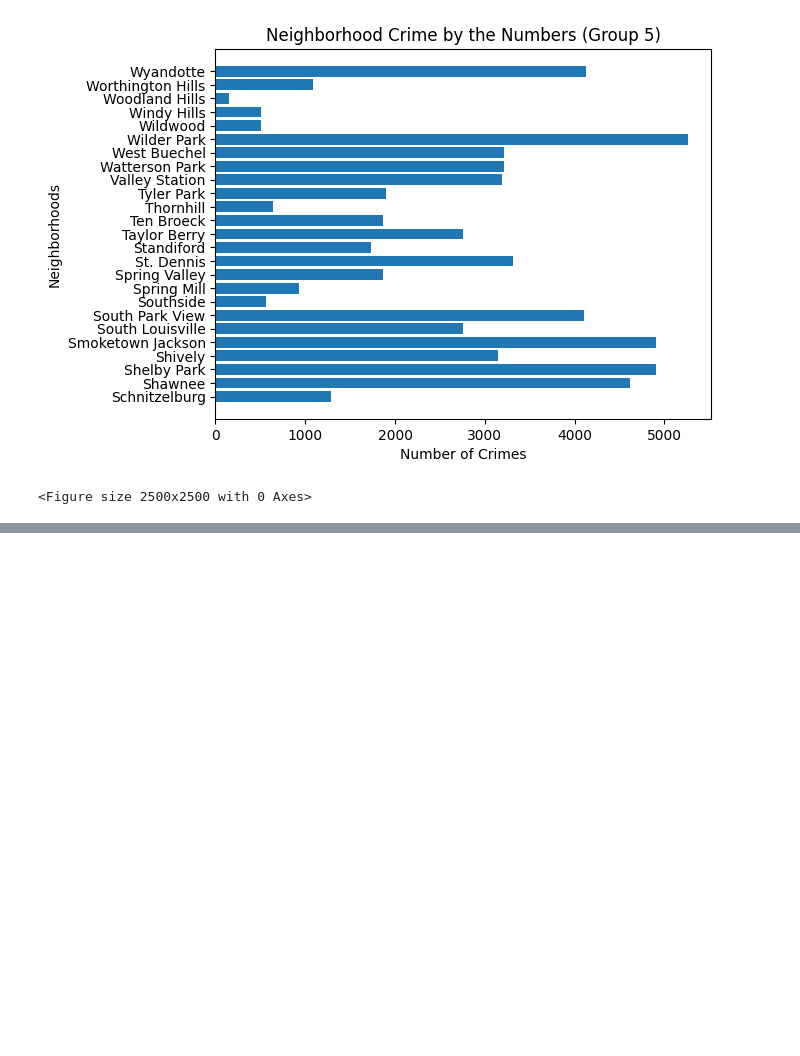
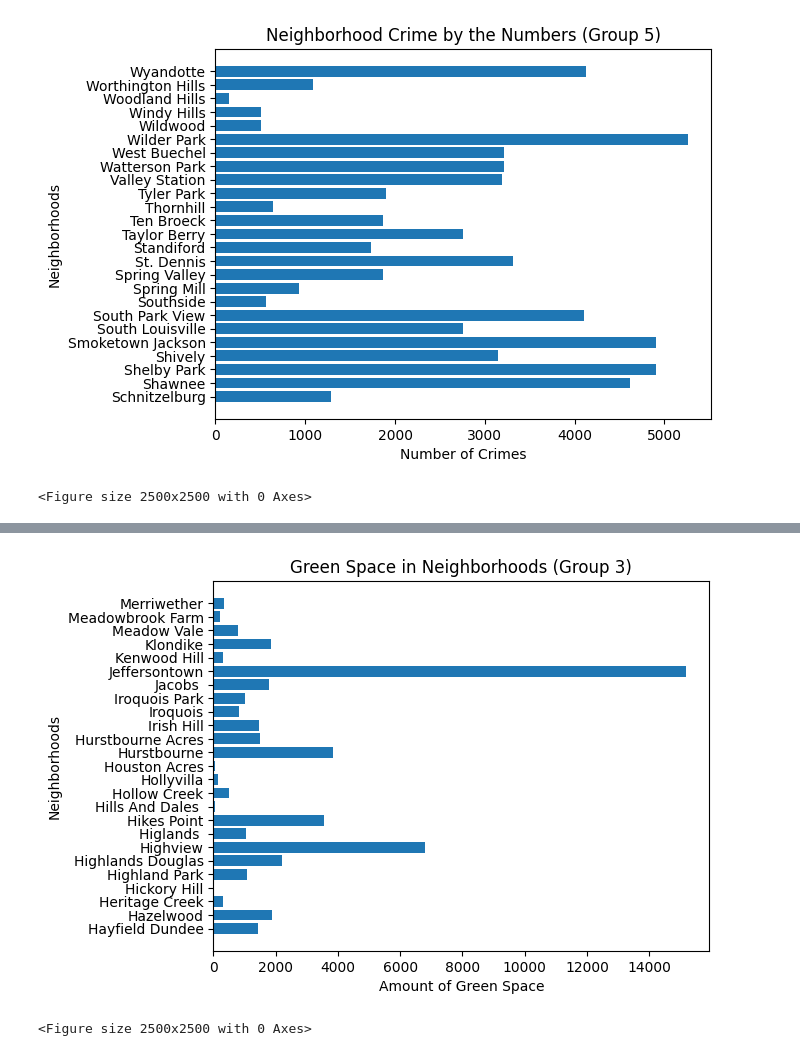
Before and after one commit to ltc870/codelouisville2023finalproject, a Jupyter notebook: finalproject.ipynb, the cells around one changed output, grey strips where cells are left out. Saved outputs shown, nothing was run; the diff lists cells and outputs as text; code cells hidden in the pictures; blank space fills up the shorter version.

```diff
--- a/finalproject.ipynb
+++ b/finalproject.ipynb
@@ -303,0 +337,12 @@ plt.show()
+# %%
+total_green_space3 = neighborhoods_group3["Total_Green_Space"]
+neighborhood_se3 = neighborhoods_group3["Neighborhood"]
+plt.barh(neighborhood_se3, total_green_space3)
+plt.title("Green Space in Neighborhoods (Group 3)")
+plt.xlabel("Amount of Green Space")
+plt.ylabel("Neighborhoods")
+plt.figure(figsize=(25, 25))
+plt.show()
+# %% [output]
+[figure, added]
+<Figure size 2500x2500 with 0 Axes>
```
Also changed, not shown: parts of 7 cells of this notebook.
